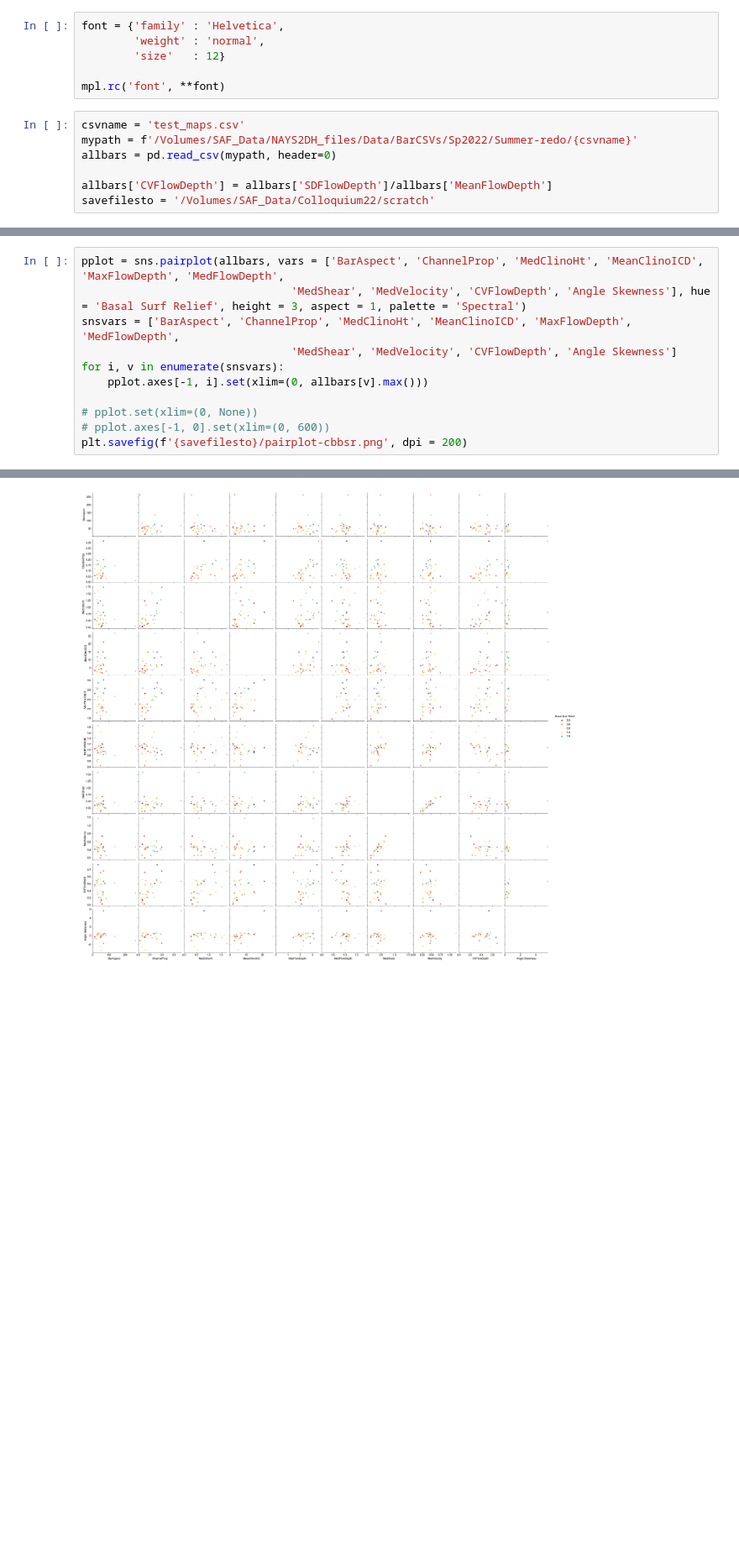
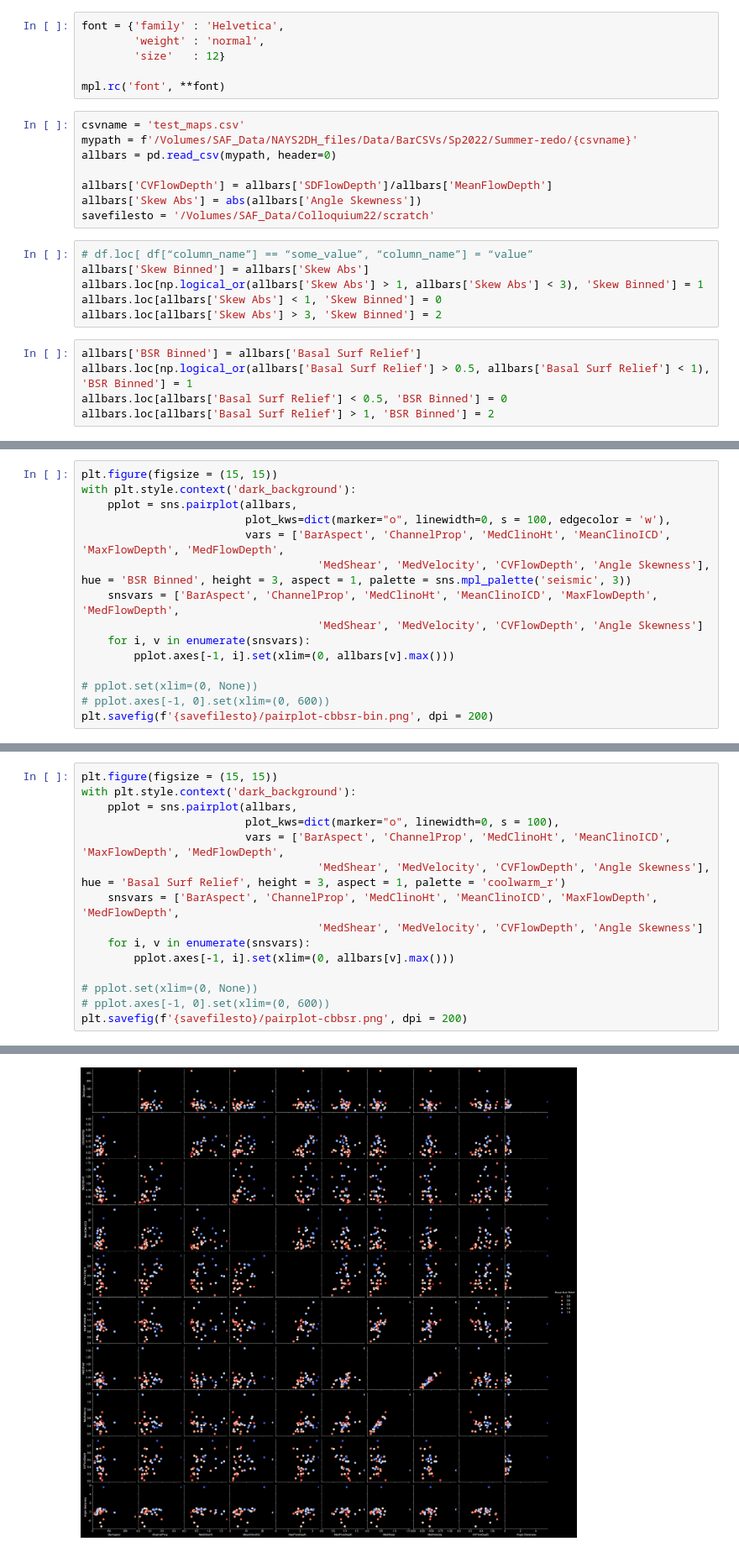
Before and after one commit to salpheus/BarCode, a Jupyter notebook: CrossPlots_May2022.ipynb, the cells around one changed output, grey strips where cells are left out. Shown at 84% size. Cells and saved outputs as stored; diff of their text form; blank space fills up the shorter version.

```diff
--- a/CrossPlots_May2022.ipynb
+++ b/CrossPlots_May2022.ipynb
@@ -24,4 +24,16 @@ mypath = f'/Volumes/SAF_Data/NAYS2DH_files/Data/BarCSVs/Sp2022/Summer-redo/{csvn
 allbars = pd.read_csv(mypath, header=0)
 
 allbars['CVFlowDepth'] = allbars['SDFlowDepth']/allbars['MeanFlowDepth']
+allbars['Skew Abs'] = abs(allbars['Angle Skewness'])
 savefilesto = '/Volumes/SAF_Data/Colloquium22/scratch'
+# %%
+# df.loc[ df[“column_name”] == “some_value”, “column_name”] = “value”
+allbars['Skew Binned'] = allbars['Skew Abs']
+allbars.loc[np.logical_or(allbars['Skew Abs'] > 1, allbars['Skew Abs'] < 3), 'Skew Binned'] = 1
+allbars.loc[allbars['Skew Abs'] < 1, 'Skew Binned'] = 0
+allbars.loc[allbars['Skew Abs'] > 3, 'Skew Binned'] = 2
+# %%
+allbars['BSR Binned'] = allbars['Basal Surf Relief']
+allbars.loc[np.logical_or(allbars['Basal Surf Relief'] > 0.5, allbars['Basal Surf Relief'] < 1), 'BSR Binned'] = 1
+allbars.loc[allbars['Basal Surf Relief'] < 0.5, 'BSR Binned'] = 0
+allbars.loc[allbars['Basal Surf Relief'] > 1, 'BSR Binned'] = 2
@@ -53,0 +88,15 @@ plt.savefig(f'{savefilesto}/pairplot-cbskew.png', dpi = 200)
+# %%
+plt.figure(figsize = (15, 15))
+with plt.style.context('dark_background'):
+    pplot = sns.pairplot(allbars,
+                         plot_kws=dict(marker="o", linewidth=0, s = 100, edgecolor = 'w'),
+                         vars = ['BarAspect', 'ChannelProp', 'MedClinoHt', 'MeanClinoICD', 'MaxFlowDepth', 'MedFlowDepth',
+                                    'MedShear', 'MedVelocity', 'CVFlowDepth', 'Angle Skewness'], hue = 'BSR Binned', height = 3, aspect = 1, palette = sns.mpl_palette('seismic', 3))
+    snsvars = ['BarAspect', 'ChannelProp', 'MedClinoHt', 'MeanClinoICD', 'MaxFlowDepth', 'MedFlowDepth',
+                                    'MedShear', 'MedVelocity', 'CVFlowDepth', 'Angle Skewness']
+    for i, v in enumerate(snsvars):
+        pplot.axes[-1, i].set(xlim=(0, allbars[v].max()))
+
+# pplot.set(xlim=(0, None))
+# pplot.axes[-1, 0].set(xlim=(0, 600))
+plt.savefig(f'{savefilesto}/pairplot-cbbsr-bin.png', dpi = 200)
@@ -54,10 +106,14 @@ plt.savefig(f'{savefilesto}/pairplot-cbskew.png', dpi = 200)
 # %%
-pplot = sns.pairplot(allbars, vars = ['BarAspect', 'ChannelProp', 'MedClinoHt', 'MeanClinoICD', 'MaxFlowDepth', 'MedFlowDepth',
-                                'MedShear', 'MedVelocity', 'CVFlowDepth', 'Angle Skewness'], hue = 'Basal Surf Relief', height = 3, aspect = 1, palette = 'Spectral')
-snsvars = ['BarAspect', 'ChannelProp', 'MedClinoHt', 'MeanClinoICD', 'MaxFlowDepth', 'MedFlowDepth',
-                                'MedShear', 'MedVelocity', 'CVFlowDepth', 'Angle Skewness']
-for i, v in enumerate(snsvars):
-    pplot.axes[-1, i].set(xlim=(0, allbars[v].max()))
+plt.figure(figsize = (15, 15))
+with plt.style.context('dark_background'):
+    pplot = sns.pairplot(allbars,
+                         plot_kws=dict(marker="o", linewidth=0, s = 100),
+                         vars = ['BarAspect', 'ChannelProp', 'MedClinoHt', 'MeanClinoICD', 'MaxFlowDepth', 'MedFlowDepth',
+                                    'MedShear', 'MedVelocity', 'CVFlowDepth', 'Angle Skewness'], hue = 'Basal Surf Relief', height = 3, aspect = 1, palette = 'coolwarm_r')
+    snsvars = ['BarAspect', 'ChannelProp', 'MedClinoHt', 'MeanClinoICD', 'MaxFlowDepth', 'MedFlowDepth',
+                                    'MedShear', 'MedVelocity', 'CVFlowDepth', 'Angle Skewness']
+    for i, v in enumerate(snsvars):
+        pplot.axes[-1, i].set(xlim=(0, allbars[v].max()))
 
 # pplot.set(xlim=(0, None))
 # pplot.axes[-1, 0].set(xlim=(0, 600))
@@ -66,4 +123,4 @@ plt.savefig(f'{savefilesto}/pairplot-cbbsr.png', dpi = 200)
-[figure, old version]
+[figure, new version]
 # %%
 pplot = sns.pairplot(allbars, vars = ['Angle Skewness', 'Basal Surf Relief'], hue =allbars['BarHeight'], palette = 'Spectral')
 plot_kws={"s": 3}
```
Also changed, not shown: parts of 7 cells of this notebook, 3 other files.
